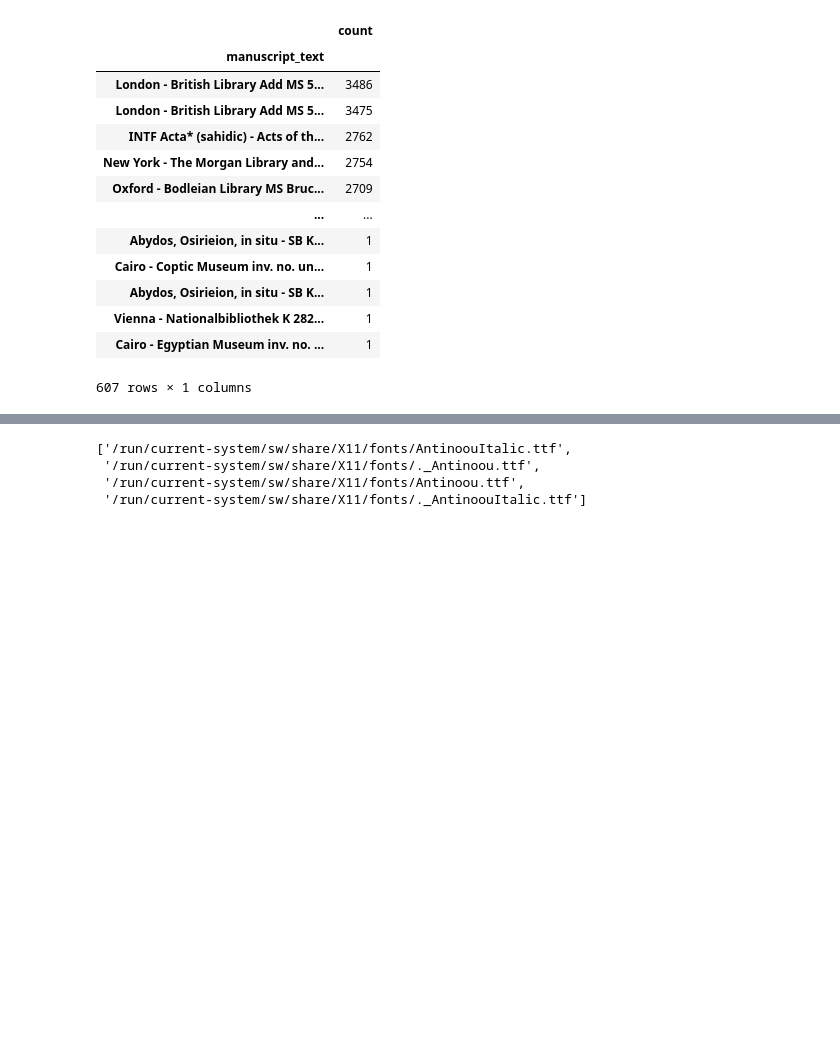
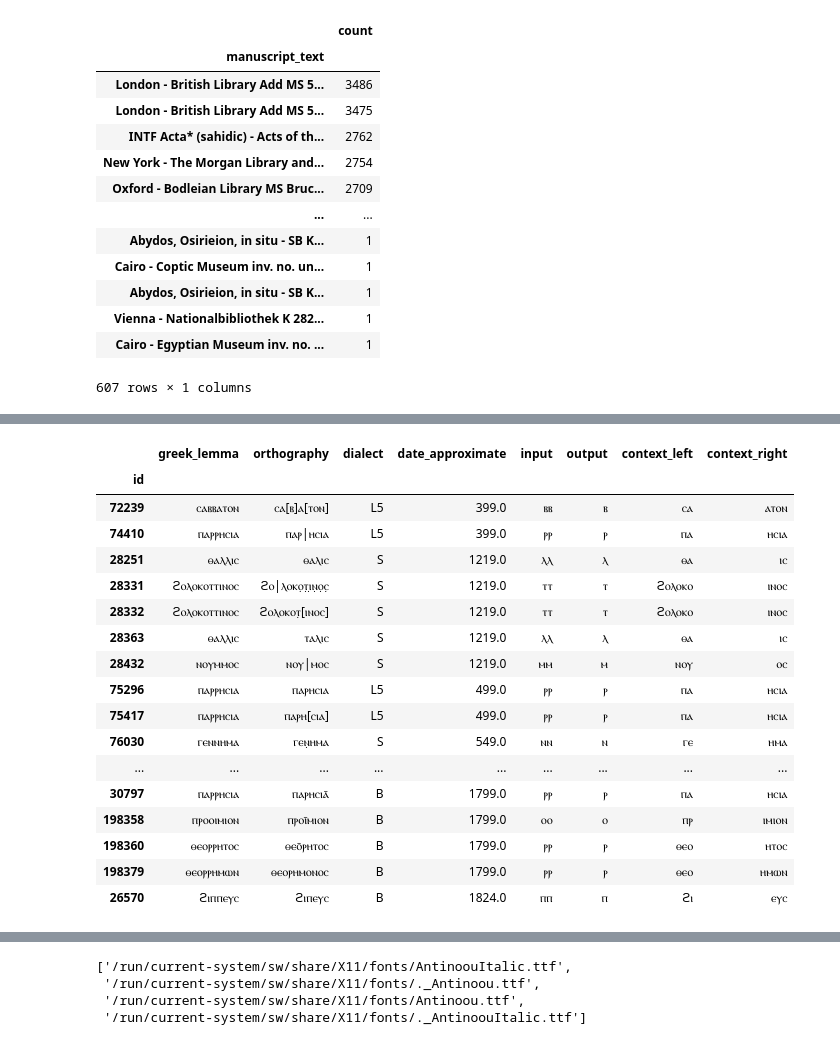
Before and after one commit to kmein/greek-coptic, a Jupyter notebook: greek-coptic.ipynb, the cells around one changed output, grey strips where cells are left out. Drawn from its saved outputs; the diff is of its cells as text; code cells hidden in the pictures; blank space fills up the shorter version.

```diff
--- a/greek-coptic.ipynb
+++ b/greek-coptic.ipynb
@@ -362,0 +625,21 @@ df_diff[(df_diff["input"] == "ⲏ") & (df_diff["output"] == "ⲓ")]
+# %%
+df_diff[(df_diff["input"] == df_diff["output"] * 2)]
+# %% [output]
+|  | greek_lemma | orthography | dialect | date_approximate | input | output | context_left | context_right |
+| id |  |  |  |  |  |  |  |  |
+| 72239 | ⲥⲁⲃⲃⲁⲧⲟⲛ | ⲥⲁ[ⲃ]ⲁ[ⲧⲟⲛ] | L5 | 399.0 | ⲃⲃ | ⲃ | ⲥⲁ | ⲁⲧⲟⲛ |
+| 74410 | ⲡⲁⲣⲣⲏⲥⲓⲁ | ⲡⲁⲣ|ⲏⲥⲓⲁ | L5 | 399.0 | ⲣⲣ | ⲣ | ⲡⲁ | ⲏⲥⲓⲁ |
+| 28251 | ⲑⲁⲗⲗⲓⲥ | ⲑⲁⲗⲓⲥ | S | 1219.0 | ⲗⲗ | ⲗ | ⲑⲁ | ⲓⲥ |
+| 28331 | ϩⲟⲗⲟⲕⲟⲧⲧⲓⲛⲟⲥ | ϩⲟ|ⲗⲟⲕⲟ̣ⲧ̣ⲓ̣ⲛ̣ⲟ̣ⲥ̣ | S | 1219.0 | ⲧⲧ | ⲧ | ϩⲟⲗⲟⲕⲟ | ⲓⲛⲟⲥ |
+| 28332 | ϩⲟⲗⲟⲕⲟⲧⲧⲓⲛⲟⲥ | ϩⲟⲗⲟⲕⲟⲧ̣[ⲓⲛⲟⲥ] | S | 1219.0 | ⲧⲧ | ⲧ | ϩⲟⲗⲟⲕⲟ | ⲓⲛⲟⲥ |
+| 28363 | ⲑⲁⲗⲗⲓⲥ | ⲧⲁⲗⲓⲥ | S | 1219.0 | ⲗⲗ | ⲗ | ⲑⲁ | ⲓⲥ |
+| 28432 | ⲛⲟⲩⲙⲙⲟⲥ | ⲛⲟⲩ|ⲙⲟⲥ | S | 1219.0 | ⲙⲙ | ⲙ | ⲛⲟⲩ | ⲟⲥ |
+| 75296 | ⲡⲁⲣⲣⲏⲥⲓⲁ | ⲡⲁⲣⲏⲥⲓⲁ | L5 | 499.0 | ⲣⲣ | ⲣ | ⲡⲁ | ⲏⲥⲓⲁ |
+| 75417 | ⲡⲁⲣⲣⲏⲥⲓⲁ | ⲡⲁⲣⲏ[ⲥⲓⲁ] | L5 | 499.0 | ⲣⲣ | ⲣ | ⲡⲁ | ⲏⲥⲓⲁ |
+| 76030 | ⲅⲉⲛⲛⲏⲙⲁ | ⲅⲉⲛ̣ⲏⲙⲁ | S | 549.0 | ⲛⲛ | ⲛ | ⲅⲉ | ⲏⲙⲁ |
+| ... | ... | ... | ... | ... | ... | ... | ... | ... |
+| 30797 | ⲡⲁⲣⲣⲏⲥⲓⲁ | ⲡⲁⲣⲏⲥⲓⲁ̄ | B | 1799.0 | ⲣⲣ | ⲣ | ⲡⲁ | ⲏⲥⲓⲁ |
+| 198358 | ⲡⲣⲟⲟⲓⲙⲓⲟⲛ | ⲡⲣⲟⲓ̄ⲙⲓⲟⲛ | B | 1799.0 | ⲟⲟ | ⲟ | ⲡⲣ | ⲓⲙⲓⲟⲛ |
+| 198360 | ⲑⲉⲟⲣⲣⲏⲧⲟⲥ | ⲑⲉⲟ̄ⲣⲏⲧⲟⲥ | B | 1799.0 | ⲣⲣ | ⲣ | ⲑⲉⲟ | ⲏⲧⲟⲥ |
+| 198379 | ⲑⲉⲟⲣⲣⲏⲙⲱⲛ | ⲑⲉⲟⲣⲏⲙⲟⲛⲟⲥ | B | 1799.0 | ⲣⲣ | ⲣ | ⲑⲉⲟ | ⲏⲙⲱⲛ |
+| 26570 | ϩⲓⲡⲡⲉⲩⲥ | ϩⲓⲡⲉⲩⲥ | B | 1824.0 | ⲡⲡ | ⲡ | ϩⲓ | ⲉⲩⲥ |
```
Also changed, not shown: parts of 20 cells of this notebook.
